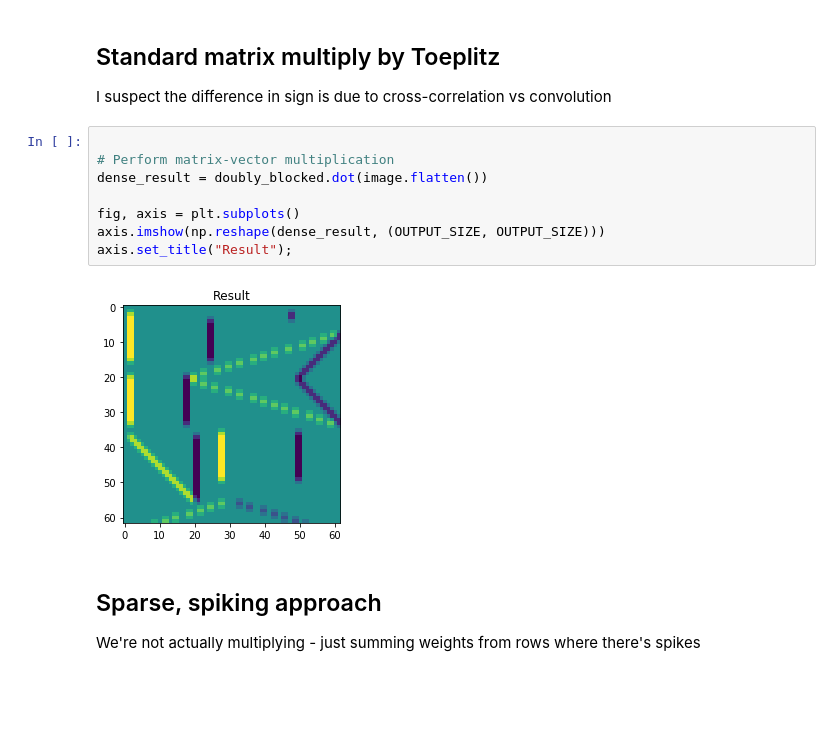
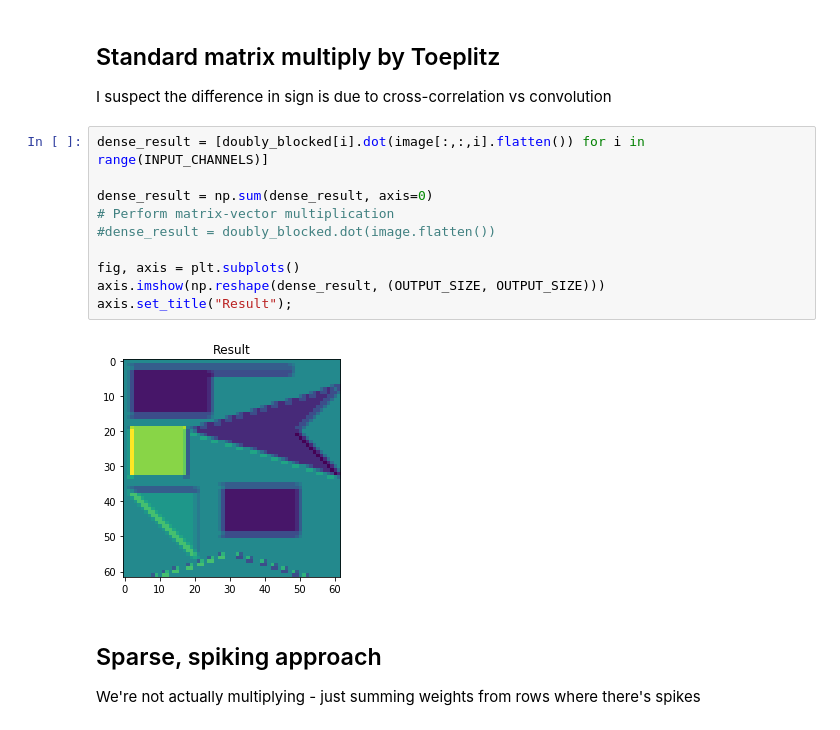
Before and after one commit to neworderofjamie/conv_test, a Jupyter notebook: toeplitz_sparse.ipynb, the cells around one changed output. Saved outputs shown, nothing was run; the diff lists cells and outputs as text; blank space fills up the shorter version.

```diff
--- a/toeplitz_sparse.ipynb
+++ b/toeplitz_sparse.ipynb
@@ -381,15 +404,17 @@ axis.set_title("Doubly-blocked matrix");
 ## Standard matrix multiply by Toeplitz
 I suspect the difference in sign is due to cross-correlation vs convolution
 # %%
+dense_result = [doubly_blocked[i].dot(image[:,:,i].flatten()) for i in range(INPUT_CHANNELS)]
 
+dense_result = np.sum(dense_result, axis=0)
 # Perform matrix-vector multiplication
-dense_result = doubly_blocked.dot(image.flatten())
+#dense_result = doubly_blocked.dot(image.flatten())
 
 fig, axis = plt.subplots()
 axis.imshow(np.reshape(dense_result, (OUTPUT_SIZE, OUTPUT_SIZE)))
 axis.set_title("Result");
 # %% [output]
-[figure, old version]
+[figure, new version]
 # %% [markdown]
 ## Sparse, spiking approach
 We're not actually multiplying - just summing weights from rows where there's spikes
```
Also changed, not shown: parts of 2 cells of this notebook.
